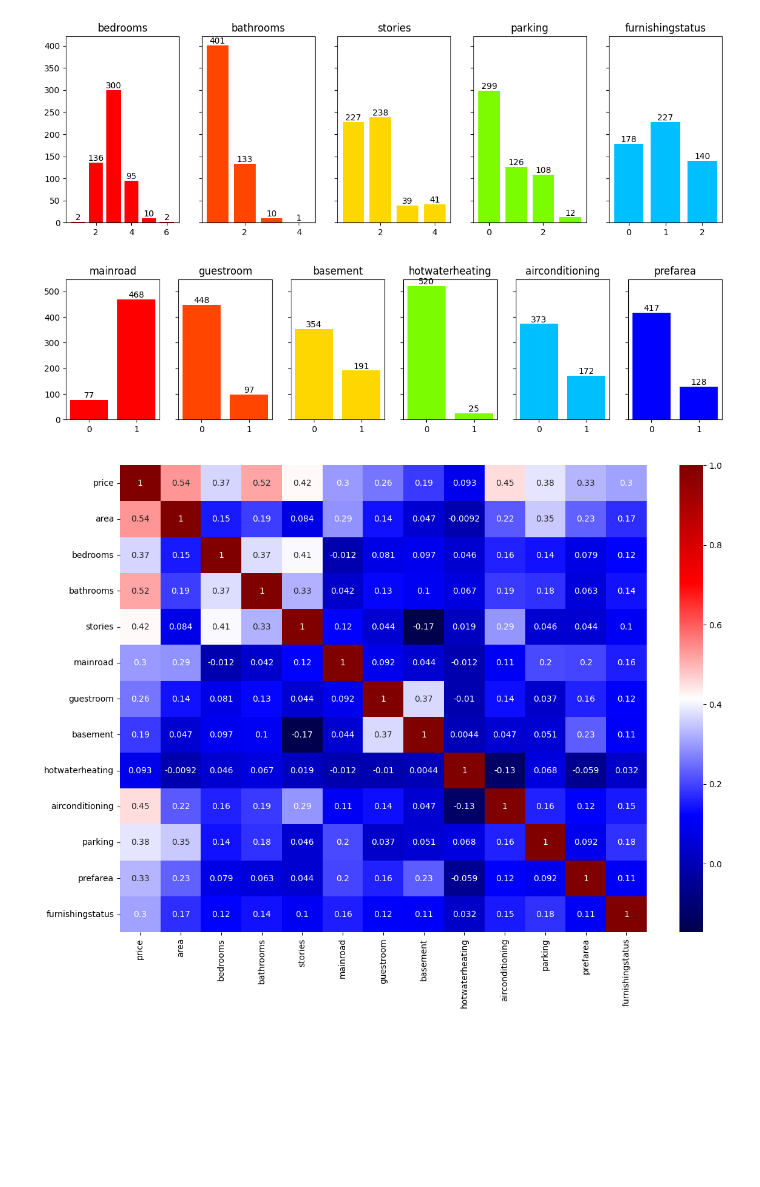
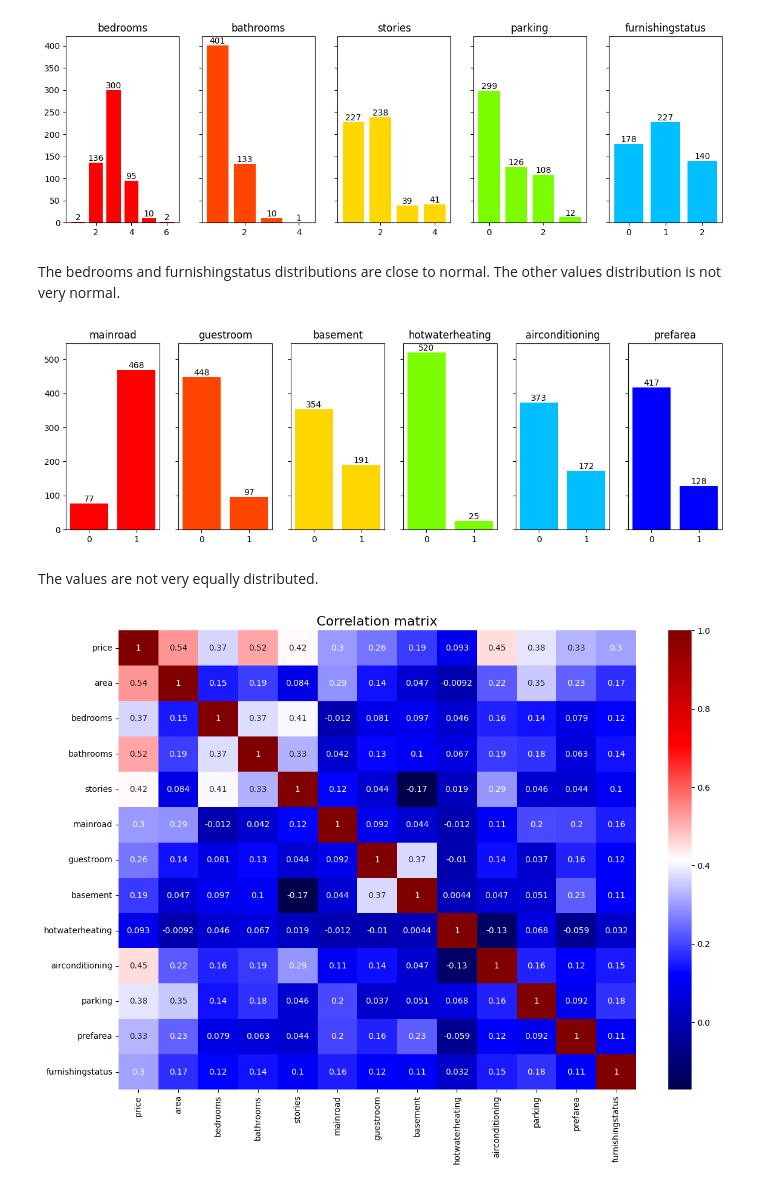
Before and after one commit to Pascal-Adrian/Sigmoid, a Jupyter notebook: InitialTask/TechTask.ipynb, the cells around one changed output. Drawn from its saved outputs; the diff is of its cells as text; code cells hidden in the pictures; blank space fills up the shorter version.

```diff
--- a/InitialTask/TechTask.ipynb
+++ b/InitialTask/TechTask.ipynb
@@ -192,21 +215,29 @@ for i, column in enumerate(cols):
     plt.title(column)
 # %% [output]
 [figure]
+# %% [markdown]
+The bedrooms and furnishingstatus distributions are close to normal.
+The other values distribution is not very normal.
 # %%
+# Plotting the yes-no columns
 cols = ['mainroad','guestroom', 'basement', 'hotwaterheating', 'airconditioning', 'prefarea']
-fig, axes = plt.subplots(nrows=1, ncols=6, figsize=(14, 3), sharey=True)
+fig, axes = plt.subplots(nrows=1, ncols=6, figsize=(14, 4), sharey=True)
 for i, column in enumerate(cols):
     plt.subplot(1, 6, i+1)
     value_counts = df[column].value_counts()
     bars = plt.bar(value_counts.index, value_counts, color=colors[i])
     plt.bar_label(bars, fmt='%d', label_type='edge', fontsize=10)
     plt.title(column)
 # %% [output]
-[figure, old version]
+[figure, new version]
+# %% [markdown]
+The values are not very equally distributed.
 # %%
+# Plotting a correlation matrix to be see any strong correlation between 2 columns
 correlation_matrix = df.corr()
 plt.figure(figsize=(14, 10))
+plt.title('Correlation matrix', fontsize=16)
 sns.heatmap(correlation_matrix, annot=True, cmap='seismic')
 plt.show()
 # %% [output]
-[figure, old version]
+[figure, new version]
```
Also changed, not shown: parts of 88 cells of this notebook.
